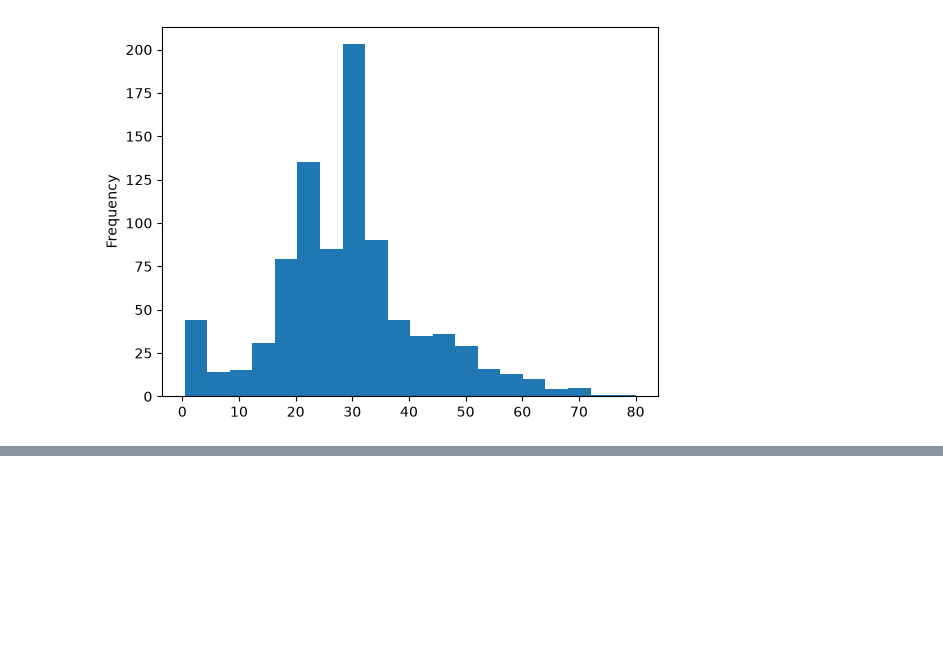
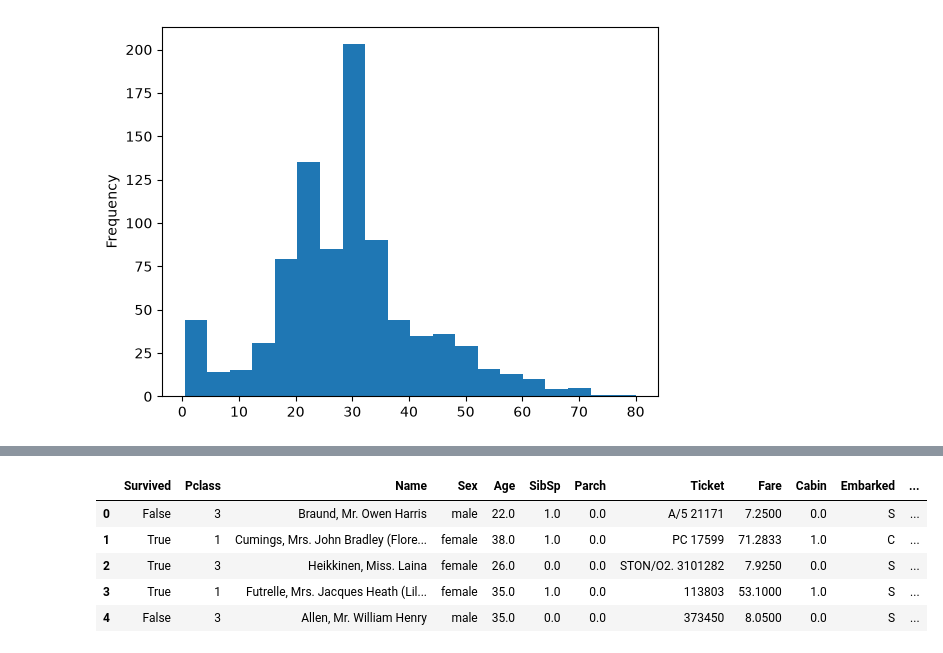
Before and after one commit to Ryujyanssii/DSML, a Jupyter notebook: learning/Day27,28/DataManipulation.ipynb, the cells around one changed output, grey strips where cells are left out. Cells and saved outputs as stored; diff of their text form; code cells hidden in the pictures; blank space fills up the shorter version.

```diff
--- a/learning/Day27/DataManipulation.ipynb
+++ b/learning/Day27,28/DataManipulation.ipynb
@@ -248,0 +321,13 @@ titanic_df_fillAge_with_initial.Age.plot(kind = "hist", bins = 20)
+# %%
+titanic_df.Cabin = titanic_df.Cabin.astype(float)
+titanic_df = titanic_df.astype({
+    "Survived" : bool, "Pclass" : "int16"
+})
+titanic_df.head()
+# %% [output]
+|  | Survived | Pclass | Name | Sex | Age | SibSp | Parch | Ticket | Fare | Cabin | Embarked | ... |
+| 0 | False | 3 | Braund, Mr. Owen Harris | male | 22.0 | 1.0 | 0.0 | A/5 21171 | 7.2500 | 0.0 | S | ... |
+| 1 | True | 1 | Cumings, Mrs. John Bradley (Flore... | female | 38.0 | 1.0 | 0.0 | PC 17599 | 71.2833 | 1.0 | C | ... |
+| 2 | True | 3 | Heikkinen, Miss. Laina | female | 26.0 | 0.0 | 0.0 | STON/O2. 3101282 | 7.9250 | 0.0 | S | ... |
+| 3 | True | 1 | Futrelle, Mrs. Jacques Heath (Lil... | female | 35.0 | 1.0 | 0.0 | 113803 | 53.1000 | 1.0 | S | ... |
+| 4 | False | 3 | Allen, Mr. William Henry | male | 35.0 | 0.0 | 0.0 | 373450 | 8.0500 | 0.0 | S | ... |
```
Also changed, not shown: parts of 11 cells of this notebook, 1 other file.
